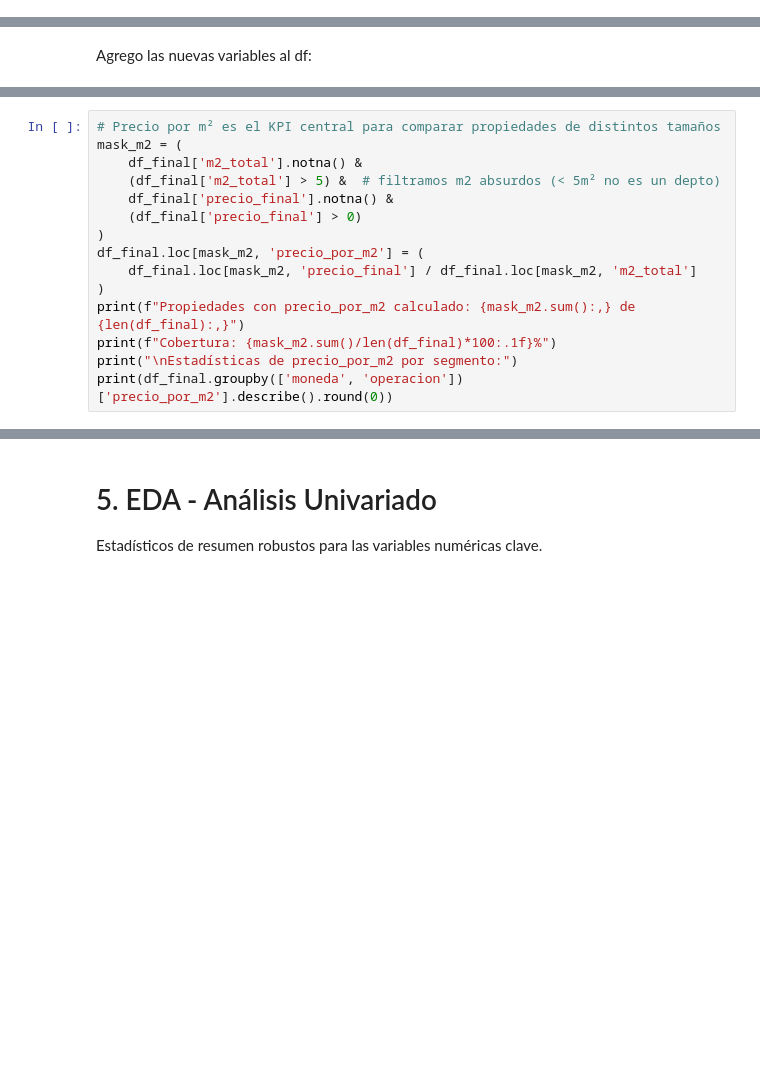
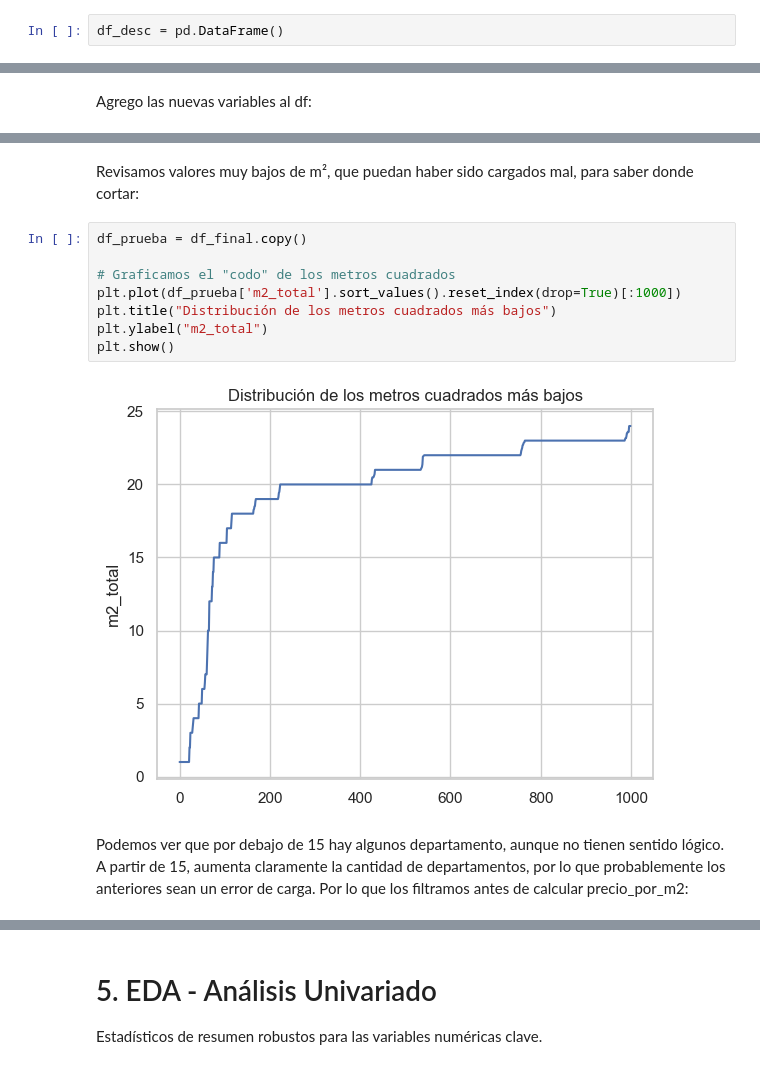
Before and after one commit to clararodriguezacevedo/descriptiva-real-estate, a Jupyter notebook: notebooks/eda.ipynb, the cells around one changed output, grey strips where cells are left out. Cells and saved outputs as stored; diff of their text form; blank space fills up the shorter version.

Commit message:
Add way of treating outliers with precio_por_m2

```diff
--- a/notebooks/eda.ipynb
+++ b/notebooks/eda.ipynb
@@ -1362,6 +1381,8 @@ def parse_descripcion(s):
 df_det = pd.DataFrame(df['detalles'].apply(parse_detalles).tolist())
 # %%
 df_desc = pd.DataFrame(df['descripción'].apply(parse_descripcion).tolist())
+# %%
+df_desc = pd.DataFrame()
 # %%
 # Detalles pisa a descripcion (detalles es más confiable)
 combined = df_desc.combine_first(df_det)
@@ -1390,15 +1427,0 @@ Tratamos m², ya que es una variable importante:
-# %%
-# Precio por m² es el KPI central para comparar propiedades de distintos tamaños
-mask_m2 = (
-    df_final['m2_total'].notna() &
-    (df_final['m2_total'] > 5) &  # filtramos m2 absurdos (< 5m² no es un depto)
-    df_final['precio_final'].notna() &
-    (df_final['precio_final'] > 0)
-)
-df_final.loc[mask_m2, 'precio_por_m2'] = (
-    df_final.loc[mask_m2, 'precio_final'] / df_final.loc[mask_m2, 'm2_total']
-)
-print(f"Propiedades con precio_por_m2 calculado: {mask_m2.sum():,} de {len(df_final):,}")
-print(f"Cobertura: {mask_m2.sum()/len(df_final)*100:.1f}%")
-print("\nEstadísticas de precio_por_m2 por segmento:")
-print(df_final.groupby(['moneda', 'operacion'])['precio_por_m2'].describe().round(0))
@@ -1404,0 +1446,14 @@ print(df_final.groupby(['moneda', 'operacion'])['precio_por_m2'].describe().roun
+# %% [markdown]
+Revisamos valores muy bajos de m², que puedan haber sido cargados mal, para saber donde cortar:
+# %%
+df_prueba = df_final.copy()
+
+# Graficamos el "codo" de los metros cuadrados
+plt.plot(df_prueba['m2_total'].sort_values().reset_index(drop=True)[:1000])
+plt.title("Distribución de los metros cuadrados más bajos")
+plt.ylabel("m2_total")
+plt.show()
+# %% [output]
+[figure, added]
+# %% [markdown]
+Podemos ver que por debajo de 15 hay algunos departamento, aunque no tienen sentido lógico. A partir de 15, aumenta claramente la cantidad de departamentos, por lo que probablemente los anteriores sean un error de carga. Por lo que los filtramos antes de calcular precio_por_m2:
```
Also changed, not shown: parts of 36 cells of this notebook.
